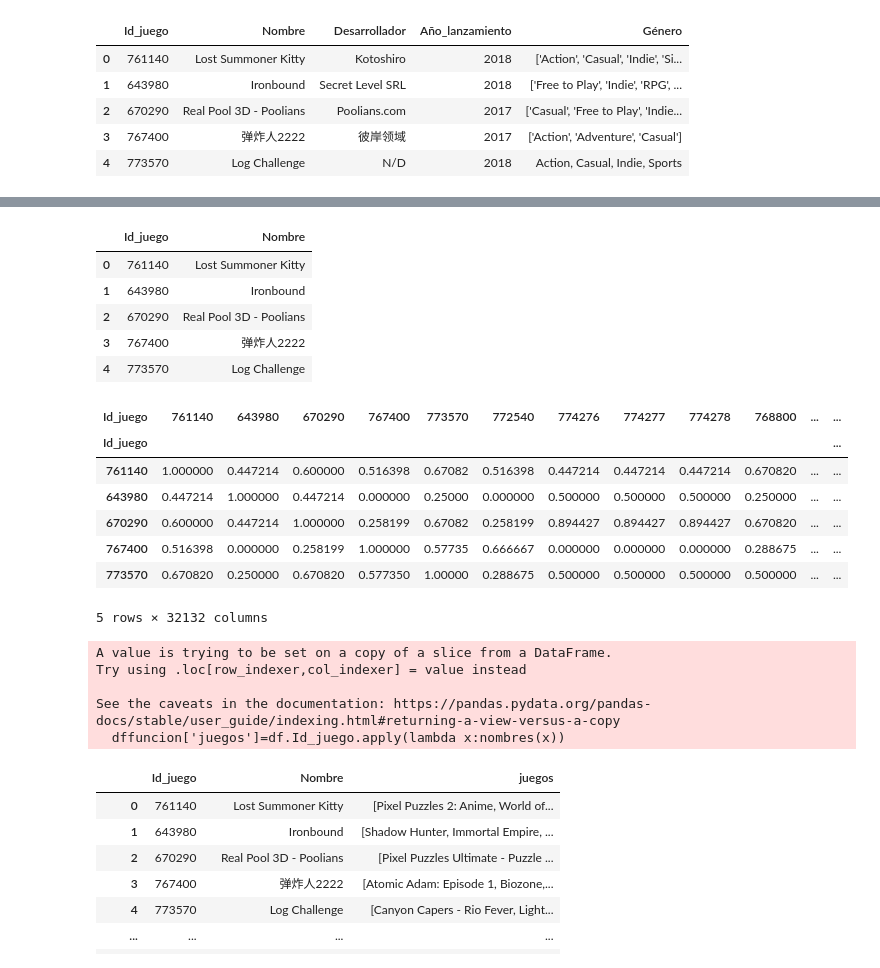
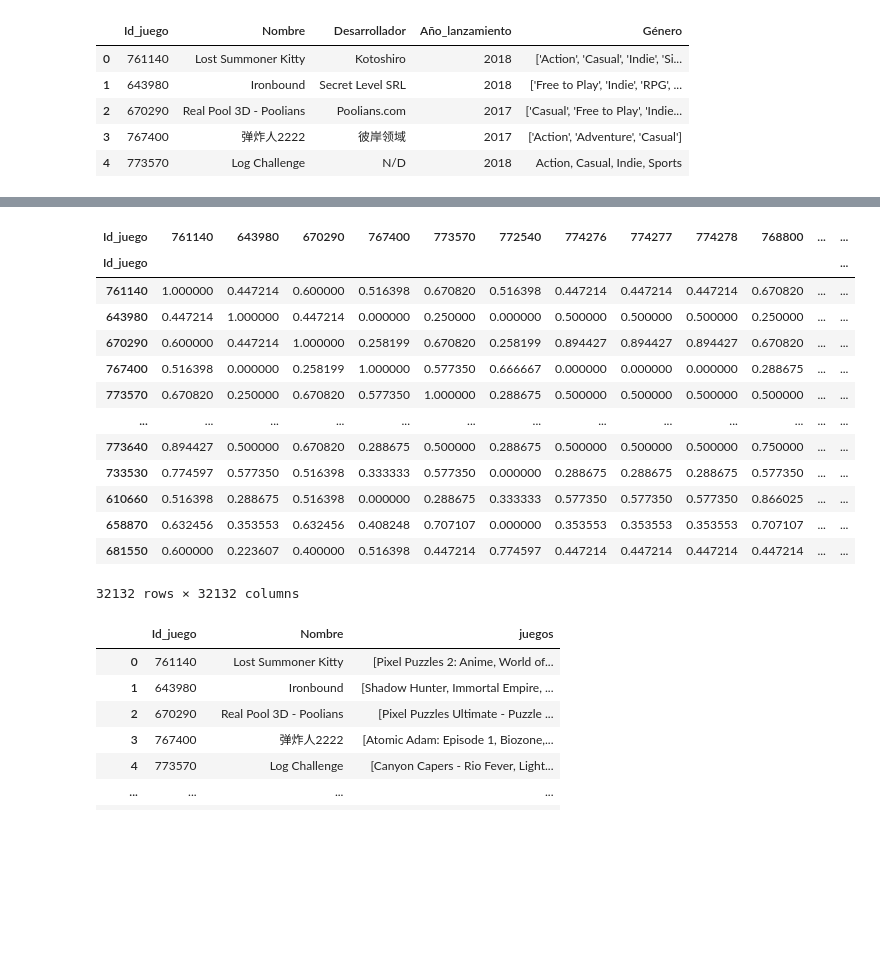
Before and after one commit to JUrielCerecero/PI-MLOPS, a Jupyter notebook: modelo1.ipynb, the cells around one changed output, grey strips where cells are left out. Drawn from its saved outputs; the diff is of its cells as text; code cells hidden in the pictures; blank space fills up the shorter version.

```diff
--- a/modelo1.ipynb
+++ b/modelo1.ipynb
@@ -48,20 +67,17 @@ dffuncion=df[['Id_juego','Nombre']]
-# %%
-dffuncion.head()
-# %% [output]
-|  | Id_juego | Nombre |
-| 0 | 761140 | Lost Summoner Kitty |
-| 1 | 643980 | Ironbound |
-| 2 | 670290 | Real Pool 3D - Poolians |
-| 3 | 767400 | 弹炸人2222 |
-| 4 | 773570 | Log Challenge |
 # %%
-similitudes.head()
+similitudes
 # %% [output]
 | Id_juego | 761140 | 643980 | 670290 | 767400 | 773570 | 772540 | 774276 | 774277 | 774278 | 768800 | ... | ... |
 | Id_juego |  |  |  |  |  |  |  |  |  |  |  | ... |
-| 761140 | 1.000000 | 0.447214 | 0.600000 | 0.516398 | 0.67082 | 0.516398 | 0.447214 | 0.447214 | 0.447214 | 0.670820 | ... | ... |
-| 643980 | 0.447214 | 1.000000 | 0.447214 | 0.000000 | 0.25000 | 0.000000 | 0.500000 | 0.500000 | 0.500000 | 0.250000 | ... | ... |
-| 670290 | 0.600000 | 0.447214 | 1.000000 | 0.258199 | 0.67082 | 0.258199 | 0.894427 | 0.894427 | 0.894427 | 0.670820 | ... | ... |
-| 767400 | 0.516398 | 0.000000 | 0.258199 | 1.000000 | 0.57735 | 0.666667 | 0.000000 | 0.000000 | 0.000000 | 0.288675 | ... | ... |
-| 773570 | 0.670820 | 0.250000 | 0.670820 | 0.577350 | 1.00000 | 0.288675 | 0.500000 | 0.500000 | 0.500000 | 0.500000 | ... | ... |
+| 761140 | 1.000000 | 0.447214 | 0.600000 | 0.516398 | 0.670820 | 0.516398 | 0.447214 | 0.447214 | 0.447214 | 0.670820 | ... | ... |
+| 643980 | 0.447214 | 1.000000 | 0.447214 | 0.000000 | 0.250000 | 0.000000 | 0.500000 | 0.500000 | 0.500000 | 0.250000 | ... | ... |
+| 670290 | 0.600000 | 0.447214 | 1.000000 | 0.258199 | 0.670820 | 0.258199 | 0.894427 | 0.894427 | 0.894427 | 0.670820 | ... | ... |
+| 767400 | 0.516398 | 0.000000 | 0.258199 | 1.000000 | 0.577350 | 0.666667 | 0.000000 | 0.000000 | 0.000000 | 0.288675 | ... | ... |
+| 773570 | 0.670820 | 0.250000 | 0.670820 | 0.577350 | 1.000000 | 0.288675 | 0.500000 | 0.500000 | 0.500000 | 0.500000 | ... | ... |
+| ... | ... | ... | ... | ... | ... | ... | ... | ... | ... | ... | ... | ... |
+| 773640 | 0.894427 | 0.500000 | 0.670820 | 0.288675 | 0.500000 | 0.288675 | 0.500000 | 0.500000 | 0.500000 | 0.750000 | ... | ... |
+| 733530 | 0.774597 | 0.577350 | 0.516398 | 0.333333 | 0.577350 | 0.000000 | 0.288675 | 0.288675 | 0.288675 | 0.577350 | ... | ... |
+| 610660 | 0.516398 | 0.288675 | 0.516398 | 0.000000 | 0.288675 | 0.333333 | 0.577350 | 0.577350 | 0.577350 | 0.866025 | ... | ... |
+| 658870 | 0.632456 | 0.353553 | 0.632456 | 0.408248 | 0.707107 | 0.000000 | 0.353553 | 0.353553 | 0.353553 | 0.707107 | ... | ... |
+| 681550 | 0.600000 | 0.223607 | 0.400000 | 0.516398 | 0.447214 | 0.774597 | 0.447214 | 0.447214 | 0.447214 | 0.447214 | ... | ... |
-5 rows × 32132 columns
+32132 rows × 32132 columns
@@ -71,13 +91,8 @@ def nombres(id):
     l=df['Nombre'][df['Id_juego'].isin(nombres)].to_list()
     return l
 # %%
-dffuncion['juegos']=df.Id_juego.apply(lambda x:nombres(x))
+#se aplica la función al dataframe final, crenado la columna donde estarán los resultados
+dffuncion.loc[:,'juegos']=df.Id_juego.apply(lambda x:nombres(x)).copy()
-# %% [output]
-A value is trying to be set on a copy of a slice from a DataFrame.
-Try using .loc[row_indexer,col_indexer] = value instead
-
-See the caveats in the documentation: https://pandas.pydata.org/pandas-docs/stable/user_guide/indexing.html#returning-a-view-versus-a-copy
-  dffuncion['juegos']=df.Id_juego.apply(lambda x:nombres(x))
 # %%
 dffuncion
 # %% [output]
```
Also changed, not shown: parts of 11 cells of this notebook, 11 other files.
